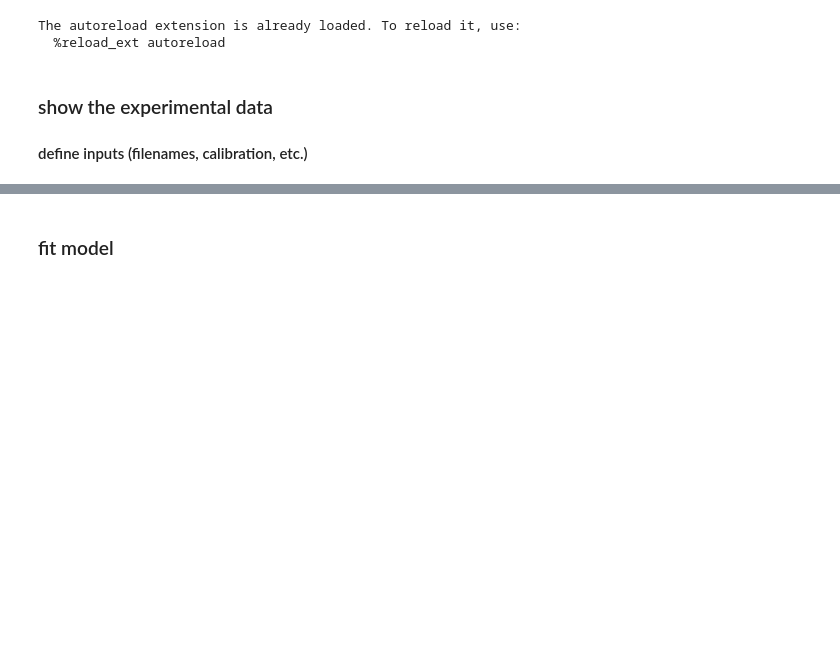
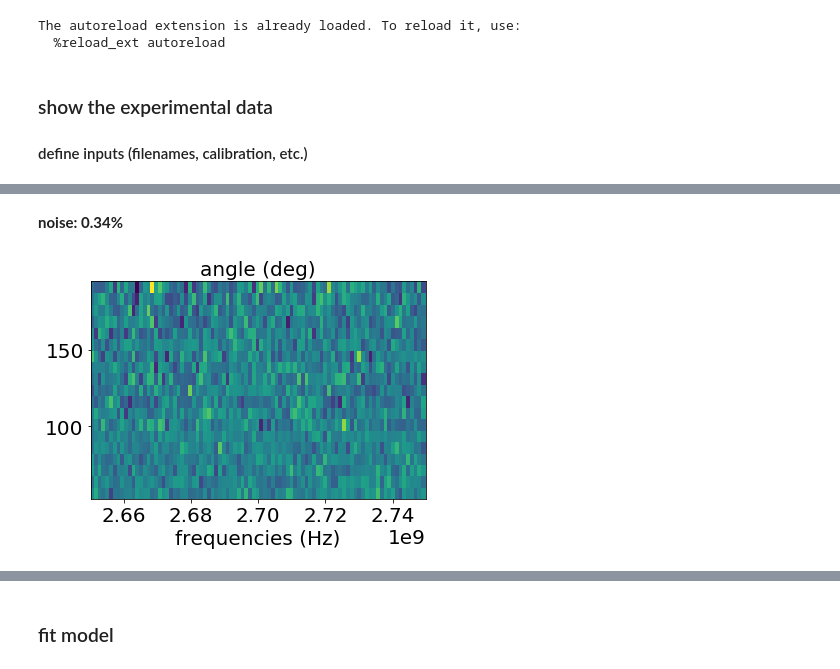
Before and after one commit to JanGieseler/pynvcenter, a Jupyter notebook: notebooks/experimental data - reconstruct magnet position from esr spectra.ipynb, the cells around one changed output, grey strips where cells are left out. Cells and saved outputs as stored; diff of their text form; code cells hidden in the pictures; blank space fills up the shorter version.

```diff
--- a/notebooks/experimental data - reconstruct magnet position from esr spectra.ipynb
+++ b/notebooks/experimental data - reconstruct magnet position from esr spectra.ipynb
@@ -121,3 +187,16 @@ The noise is $n = \sqrt{c \tau}$, where $s = c \tau$ are the number of photons c
 $$n_{\rm norm} = n/s =  1 / \sqrt{c \tau}$$,
 
 where $c$ is the count rate and $\tau$ the measurement time.
+# %%
+freq_select = np.array(frequencies>noise_region['fmin']) & np.array(frequencies<noise_region['fmin']+noise_region['f_range'])
+angle_select = np.array(angles>noise_region['angle_min']) & np.array(angles<noise_region['angle_min']+noise_region['angle_range'])
+
+noise = esr_map[angle_select][:,freq_select]
+plt.pcolor(frequencies[freq_select], angles[angle_select], noise)
+plt.title('noise')
+plt.xlabel('frequencies (Hz)')
+plt.title('angle (deg)')
+display(Markdown('**noise: {:0.2f}%**'.format(noise.std() / noise.mean() * 100)))
+# %% [output]
+**noise: 0.34%**
+[figure, added]
```
Also changed, not shown: parts of 38 cells of this notebook, 2 other files.
